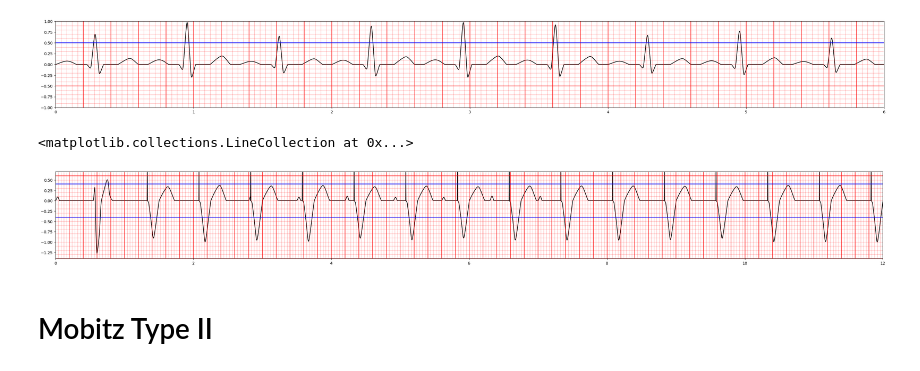
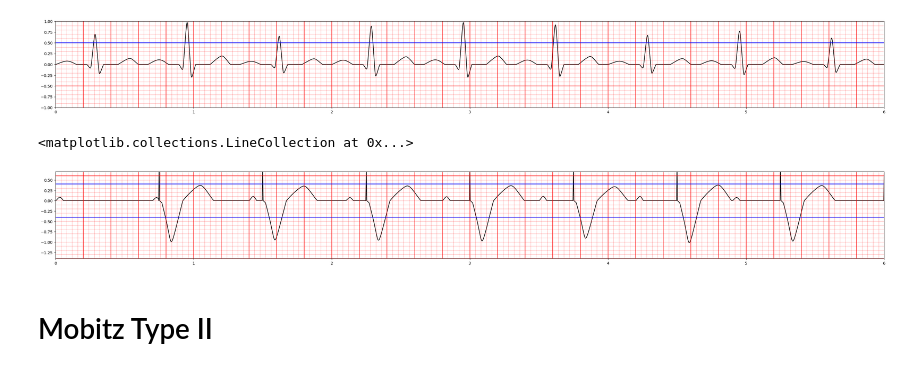
Before and after one commit to joonhaim/edupace, a Jupyter notebook: simulator-interface/ecg/ECG simulation - more organised version.ipynb, the cells around one changed output. Saved outputs shown, nothing was run; the diff lists cells and outputs as text; code cells hidden in the pictures.

Commit message:
Update ECG simulation - more organised version.ipynb
Fixed bug in third degree heart block function

```diff
--- a/simulator-interface/ecg/ECG simulation - more organised version.ipynb
+++ b/simulator-interface/ecg/ECG simulation - more organised version.ipynb
@@ -763,44 +764,44 @@ sensitivity = 0.4
 output = 1.8
 rate = 80
 patient_HR = 60
-x,y = third_deg_heart_block(ECG_wave, iterations,sensitivity,output,rate,patient_HR,asynchronous=False)
+x,y = third_deg_heart_block(ECG_wave, iterations,sensitivity,output,rate,patient_HR,asynchronous=True)
 
 fig2, ax2 = plt.subplots(figsize=(38, 4))
 ax2.plot(x,y, color='black')
 ax2.set_xlim(0,8)
 
-ax2.set_xlim(0, 12)
+ax2.set_xlim(0, 6)
 ax2.set_ylim(-1.4, 0.7)
 
 # compute line positions
 big_lines_v = np.arange(0, 8, 0.2)
 small_lines_v = np.arange(0, 8, 0.04)
 big_lines_h = np.arange(-1.5, 1.5, 1)
 small_lines_h = np.arange(-1.5, 1.5, 0.1)
 
 ymin, ymax = ax2.get_ylim()
 xmin, xmax = ax2.get_xlim()
 
 # compute line positions
 big_lines_v = np.arange(0, 12, 0.2)
 small_lines_v = np.arange(0, 12, 0.04)
 big_lines_h = np.arange(-1.4, 0.7, 1)
 small_lines_h = np.arange(-1.4, 0.7, 0.1)
 
 # draw vertical lines (from ymin to ymax) in a single call each
 ax2.vlines(big_lines_v, ymin, ymax, colors='red', alpha=0.7, linewidth=1.5)
 ax2.vlines(small_lines_v, ymin, ymax, colors='red', alpha=0.3, linewidth=1)
 
 # draw horizontal lines (from xmin to xmax)
 ax2.hlines(big_lines_h, xmin, xmax, colors='red', alpha=0.7, linewidth=1.5)
 ax2.hlines(small_lines_h, xmin, xmax, colors='red', alpha=0.3, linewidth=1)
 
 #Line to indicate sensitivity setting
 ax2.hlines(sensitivity, xmin, xmax, colors='blue', alpha=1, linewidth=1.5)
 ax2.hlines(-sensitivity, xmin, xmax, colors='blue', alpha=1, linewidth=1.5)
 # %% [output]
 <matplotlib.collections.LineCollection at 0x...>
-[figure, old version]
+[figure, new version]
 # %% [markdown]
 # Mobitz Type II #
 # %%
```
Also changed, not shown: parts of 2 cells of this notebook.
